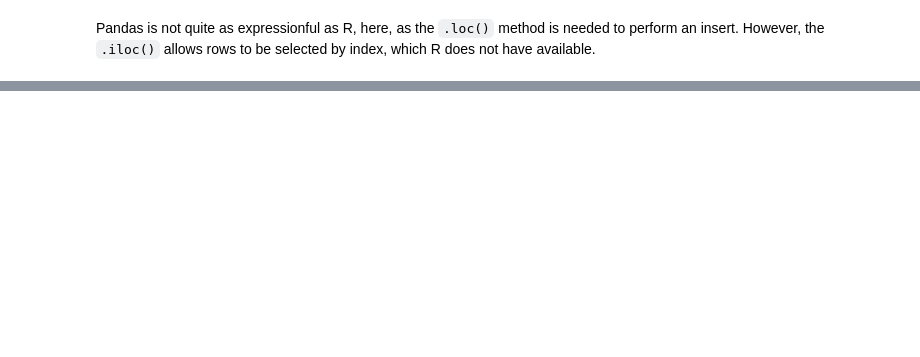
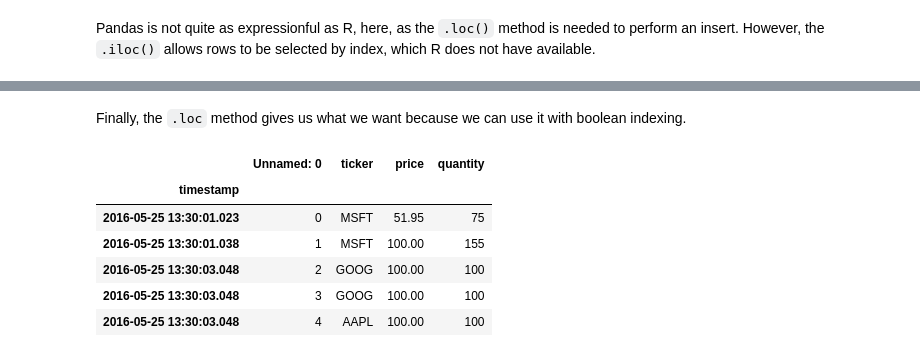
Before and after one commit to IMTorgDemo/Book-ai-for-banking-and-finance, a Jupyter notebook: notebooks/2-dataframe.ipynb, the cells around one changed output, grey strips where cells are left out. Drawn from its saved outputs; the diff is of its cells as text; code cells hidden in the pictures; blank space fills up the shorter version.

```diff
--- a/notebooks/2-dataframe.ipynb
+++ b/notebooks/2-dataframe.ipynb
@@ -284,0 +413,14 @@ trades.iloc[[1,3]]
+# %% [markdown]
+Finally, the `.loc` method gives us what we want because we can use it with boolean indexing.
+# %%
+tmp1 = trades.copy()
+tmp1.loc[tmp1.quantity > 80, 'price'] = 100
+tmp1
+# %% [output]
+|  | Unnamed: 0 | ticker | price | quantity |
+| timestamp |  |  |  |  |
+| 2016-05-25 13:30:01.023 | 0 | MSFT | 51.95 | 75 |
+| 2016-05-25 13:30:01.038 | 1 | MSFT | 100.00 | 155 |
+| 2016-05-25 13:30:03.048 | 2 | GOOG | 100.00 | 100 |
+| 2016-05-25 13:30:03.048 | 3 | GOOG | 100.00 | 100 |
+| 2016-05-25 13:30:03.048 | 4 | AAPL | 100.00 | 100 |
```
Also changed, not shown: parts of 106 cells of this notebook, 5 other files.
